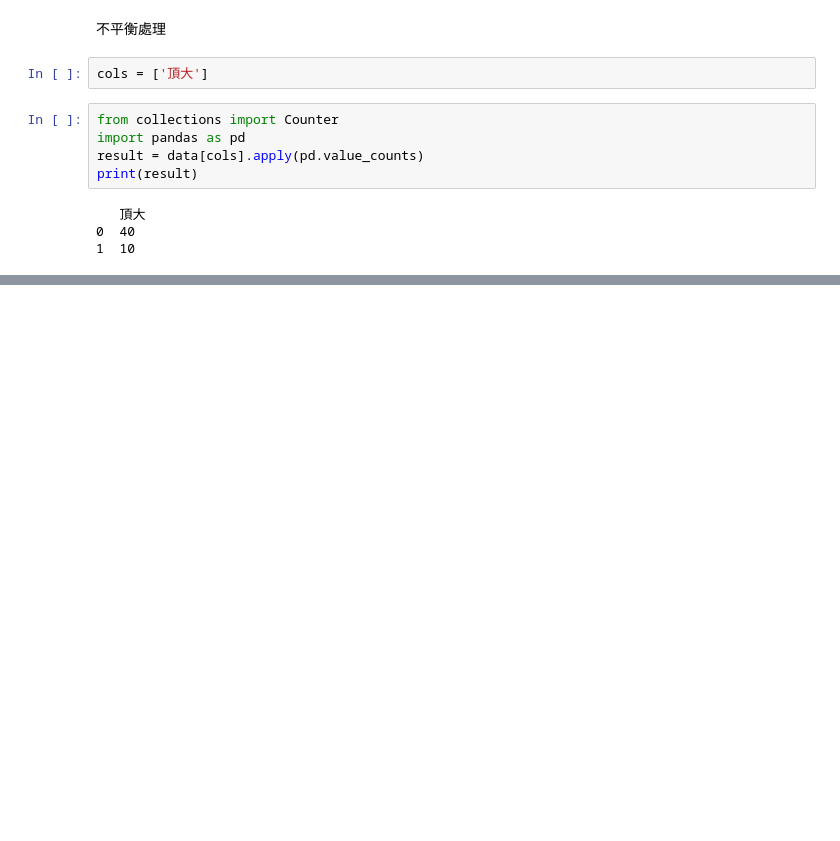
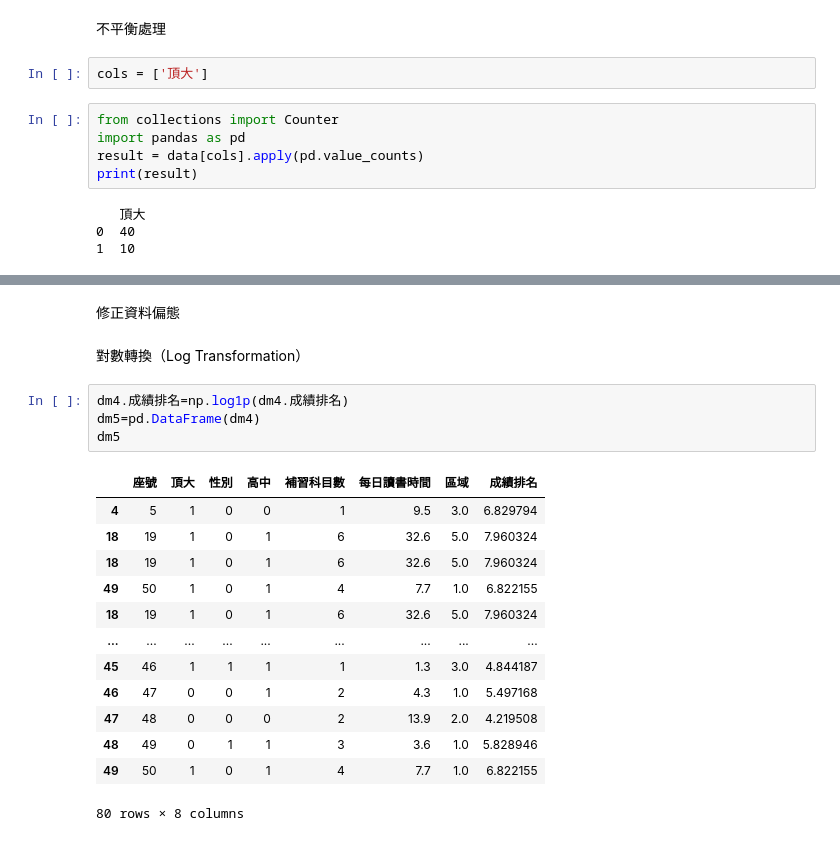
Before and after one commit to Doltrang/lyumin80224.github.io, a Jupyter notebook: test1022.ipynb, the cells around one changed output, grey strips where cells are left out. Saved outputs shown, nothing was run; the diff lists cells and outputs as text; blank space fills up the shorter version.

```diff
--- a/test1022.ipynb
+++ b/test1022.ipynb
@@ -57,0 +268,22 @@ print(result)
+# %% [markdown]
+修正資料偏態
+# %% [markdown]
+對數轉換（Log Transformation）
+# %%
+dm4.成績排名=np.log1p(dm4.成績排名)
+dm5=pd.DataFrame(dm4)
+dm5
+# %% [output]
+|  | 座號 | 頂大 | 性別 | 高中 | 補習科目數 | 每日讀書時間 | 區域 | 成績排名 |
+| 4 | 5 | 1 | 0 | 0 | 1 | 9.5 | 3.0 | 6.829794 |
+| 18 | 19 | 1 | 0 | 1 | 6 | 32.6 | 5.0 | 7.960324 |
+| 18 | 19 | 1 | 0 | 1 | 6 | 32.6 | 5.0 | 7.960324 |
+| 49 | 50 | 1 | 0 | 1 | 4 | 7.7 | 1.0 | 6.822155 |
+| 18 | 19 | 1 | 0 | 1 | 6 | 32.6 | 5.0 | 7.960324 |
+| ... | ... | ... | ... | ... | ... | ... | ... | ... |
+| 45 | 46 | 1 | 1 | 1 | 1 | 1.3 | 3.0 | 4.844187 |
+| 46 | 47 | 0 | 0 | 1 | 2 | 4.3 | 1.0 | 5.497168 |
+| 47 | 48 | 0 | 0 | 0 | 2 | 13.9 | 2.0 | 4.219508 |
+| 48 | 49 | 0 | 1 | 1 | 3 | 3.6 | 1.0 | 5.828946 |
+| 49 | 50 | 1 | 0 | 1 | 4 | 7.7 | 1.0 | 6.822155 |
+80 rows × 8 columns
```
Also changed, not shown: parts of 22 cells of this notebook.
